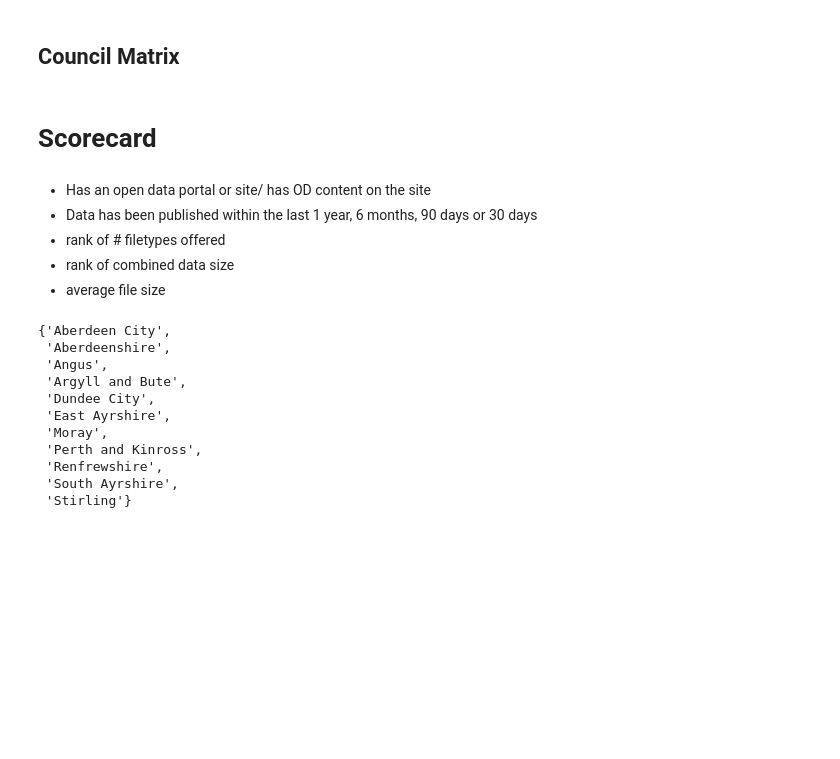
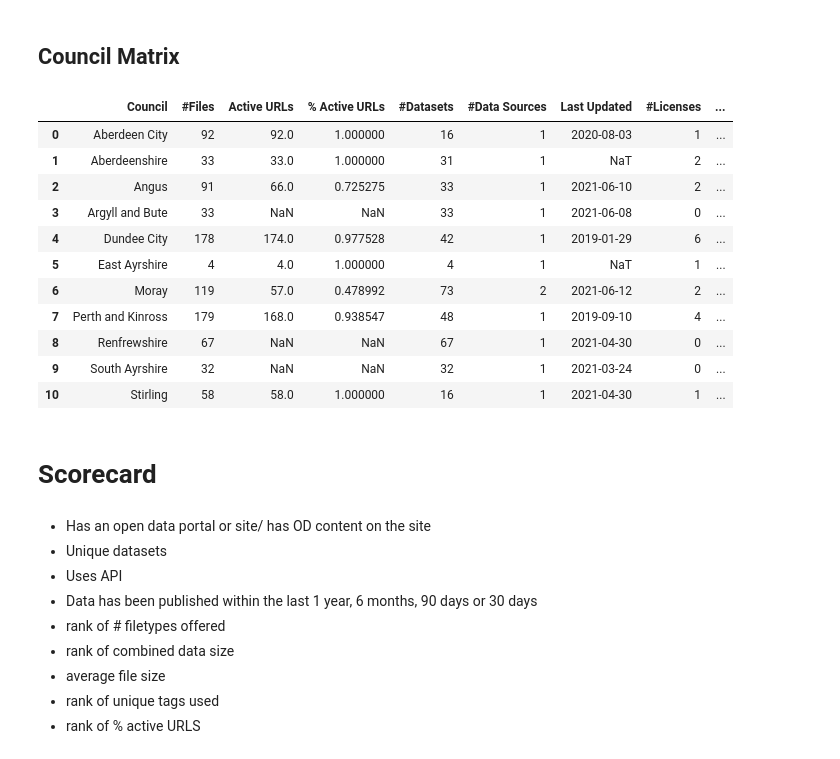
Before and after one commit to OpenDataScotland/the_od_bods, a Jupyter notebook: analytics/analytics.ipynb, the cells around one changed output. Saved outputs shown, nothing was run; the diff lists cells and outputs as text; code cells hidden in the pictures; blank space fills up the shorter version.

```diff
--- a/analytics/analytics.ipynb
+++ b/analytics/analytics.ipynb
@@ -532,11 +527,57 @@ pd.DataFrame(data.groupby(['Owner','AssetStatus']).size()).reset_index().pivot(i
 ## Council Matrix
 # %%
 data.to_csv('output_AllAnalytics.csv')
+# %%
+summary_matrix = pd.DataFrame(data.groupby(['Owner'])['AssetURL'].size()).reset_index()
+summary_matrix = summary_matrix.merge(data[data['AssetStatus']==True].groupby(['Owner'])['AssetStatus'].size().reset_index(), how='left', on='Owner')
+summary_matrix['% Active URLs'] = summary_matrix['AssetStatus']/summary_matrix['AssetURL']
+summary_matrix = summary_matrix.merge(stats_a, how='left', on='Owner')
+summary_matrix = summary_matrix.merge(data.groupby(['Owner'])['Source'].nunique().reset_index(), how='left', on='Owner')
+summary_matrix = summary_matrix.merge(data.groupby(['Owner'])['DateUpdated'].max().reset_index(), how='left', on='Owner')
+summary_matrix = summary_matrix.merge(data.groupby(['Owner'])['License'].nunique().reset_index(), how='left', on='Owner')
+summary_matrix = summary_matrix.merge(data_tags.groupby(['Owner'])['Tag'].nunique().reset_index(), how='left', on='Owner')
+summary_matrix = summary_matrix.merge(data.groupby(['Owner'])['FileType'].nunique().reset_index(), how='left', on='Owner')
+summary_matrix = summary_matrix.merge(stats_e, how='left', on='Owner')
+summary_matrix = summary_matrix.merge(stats_g1[['Owner','FileSizeMB']], how='left', on='Owner')
+summary_matrix['FileType_y'] = round(summary_matrix['FileType_y'],2)
+summary_matrix['FileSizeMB'] = round(summary_matrix['FileSizeMB'],2)
+column_rename = {'Owner':'Council',
+                 'AssetURL':'#Files',
+                 'AssetStatus':'Active URLs',
+                 'Count':'#Datasets',
+                 'Source':'#Data Sources',
+                 'DateUpdated':'Last Updated',
+                 'License':'#Licenses',
+                 'Tag':'#Tags',
+                 'FileType_x':'#FileTypes',
+                 'FileType_y':'Avg FileTypes per Dataset',
+                 'FileSizeMB':'Total Size (MB)'}
+summary_matrix = summary_matrix.rename(columns=column_rename)
+
+
+summary_matrix
+# %% [output]
+|  | Council | #Files | Active URLs | % Active URLs | #Datasets | #Data Sources | Last Updated | #Licenses | ... |
+| 0 | Aberdeen City | 92 | 92.0 | 1.000000 | 16 | 1 | 2020-08-03 | 1 | ... |
+| 1 | Aberdeenshire | 33 | 33.0 | 1.000000 | 31 | 1 | NaT | 2 | ... |
+| 2 | Angus | 91 | 66.0 | 0.725275 | 33 | 1 | 2021-06-10 | 2 | ... |
+| 3 | Argyll and Bute | 33 | NaN | NaN | 33 | 1 | 2021-06-08 | 0 | ... |
+| 4 | Dundee City | 178 | 174.0 | 0.977528 | 42 | 1 | 2019-01-29 | 6 | ... |
+| 5 | East Ayrshire | 4 | 4.0 | 1.000000 | 4 | 1 | NaT | 1 | ... |
+| 6 | Moray | 119 | 57.0 | 0.478992 | 73 | 2 | 2021-06-12 | 2 | ... |
+| 7 | Perth and Kinross | 179 | 168.0 | 0.938547 | 48 | 1 | 2019-09-10 | 4 | ... |
+| 8 | Renfrewshire | 67 | NaN | NaN | 67 | 1 | 2021-04-30 | 0 | ... |
+| 9 | South Ayrshire | 32 | NaN | NaN | 32 | 1 | 2021-03-24 | 0 | ... |
+| 10 | Stirling | 58 | 58.0 | 1.000000 | 16 | 1 | 2021-04-30 | 1 | ... |
 # %% [markdown]
 # Scorecard
 # %% [markdown]
 - Has an open data portal or site/ has OD content on the site
+- Unique datasets
+- Uses API
 - Data has been published within the last 1 year, 6 months, 90 days or 30 days
 - rank of # filetypes offered
 - rank of combined data size
 - average file size
+- rank of unique tags used
+- rank of % active URLS
@@ -558,14 +583,0 @@ last_update['in30'] = last_update['Days_Passed'] < 30
-# %%
-la_withod
-# %% [output]
-{'Aberdeen City',
- 'Aberdeenshire',
- 'Angus',
- 'Argyll and Bute',
- 'Dundee City',
- 'East Ayrshire',
- 'Moray',
- 'Perth and Kinross',
- 'Renfrewshire',
- 'South Ayrshire',
- 'Stirling'}
```
Also changed, not shown: parts of 9 cells of this notebook.
